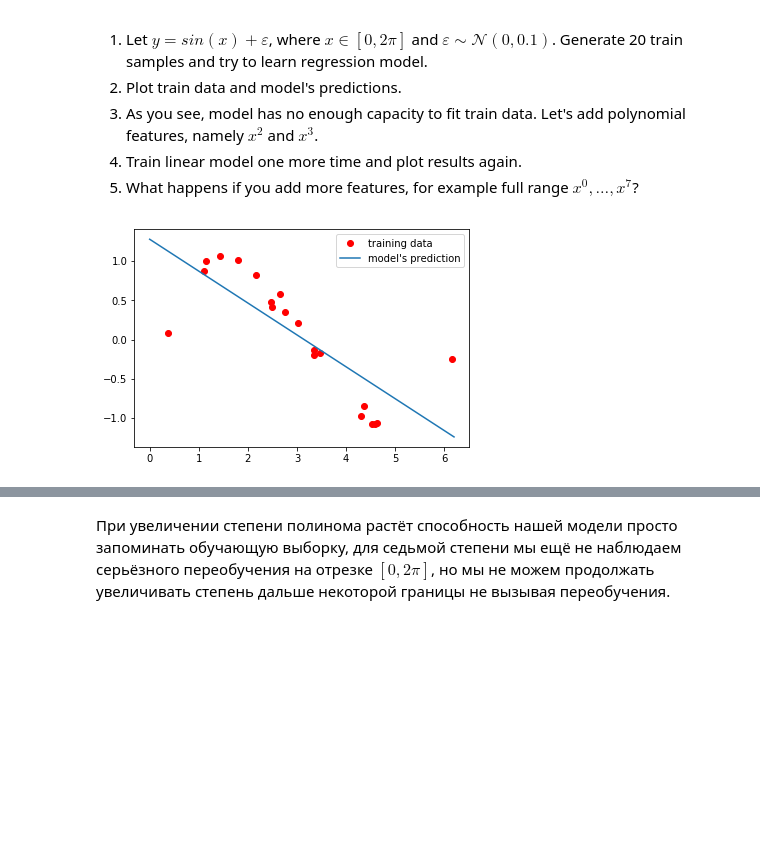
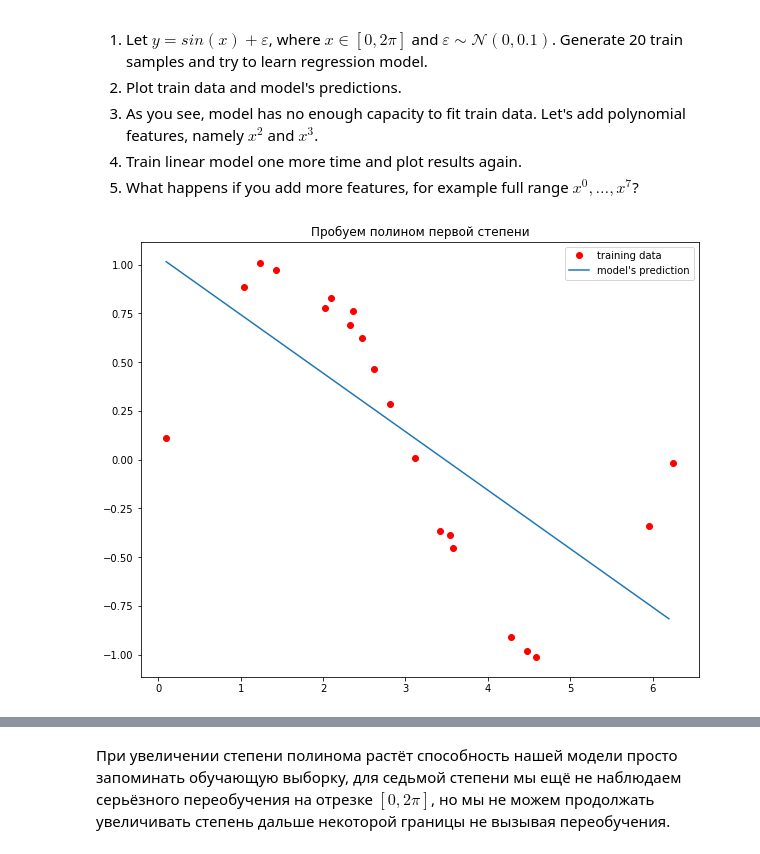
Before and after one commit to SokolovRE/Renju, a Jupyter notebook: labs/lab-1.ipynb, the cells around one changed output, grey strips where cells are left out. Saved outputs shown, nothing was run; the diff lists cells and outputs as text; code cells hidden in the pictures; blank space fills up the shorter version.

```diff
--- a/labs/lab-1.ipynb
+++ b/labs/lab-1.ipynb
@@ -63,25 +63,26 @@ import scipy as sp
 
 %matplotlib inline
 # %%
-np.random.seed(123)
-x = np.random.sample(20)*2*np.pi
-y = np.sin(x) + np.random.randn(20)*0.1
+x = np.random.uniform(0, 2*np.pi, 20)
+y = np.sin(x) + np.random.normal(0, 0.1, 20)
 
 def least_squares_method(x, y, degree=1):
     X = np.vander(x, degree+1)
     Y = np.reshape(y, (len(y), 1))
     w = np.dot(np.dot(np.linalg.inv(np.dot(X.T, X)), X.T), Y)
     return sp.poly1d(w.T[0])
 
 function = least_squares_method(x, y, 1)
 
-x_range = np.arange(0, 2*np.pi, 0.1)
+x_range = np.arange(x.min(), x.max(), 0.1)
+plt.figure(figsize=(10, 8))
 plt.plot(x, y, 'ro', label='training data')
 plt.plot(x_range, function(x_range), label='model\'s prediction')
+plt.title('Пробуем полином первой степени')
 plt.legend()
 plt.show()
 # %% [output]
-[figure, old version]
+[figure, new version]
 # %%
 function = least_squares_method(x, y, 3)
 
```
Also changed, not shown: parts of 40 cells of this notebook, 2 other files.
